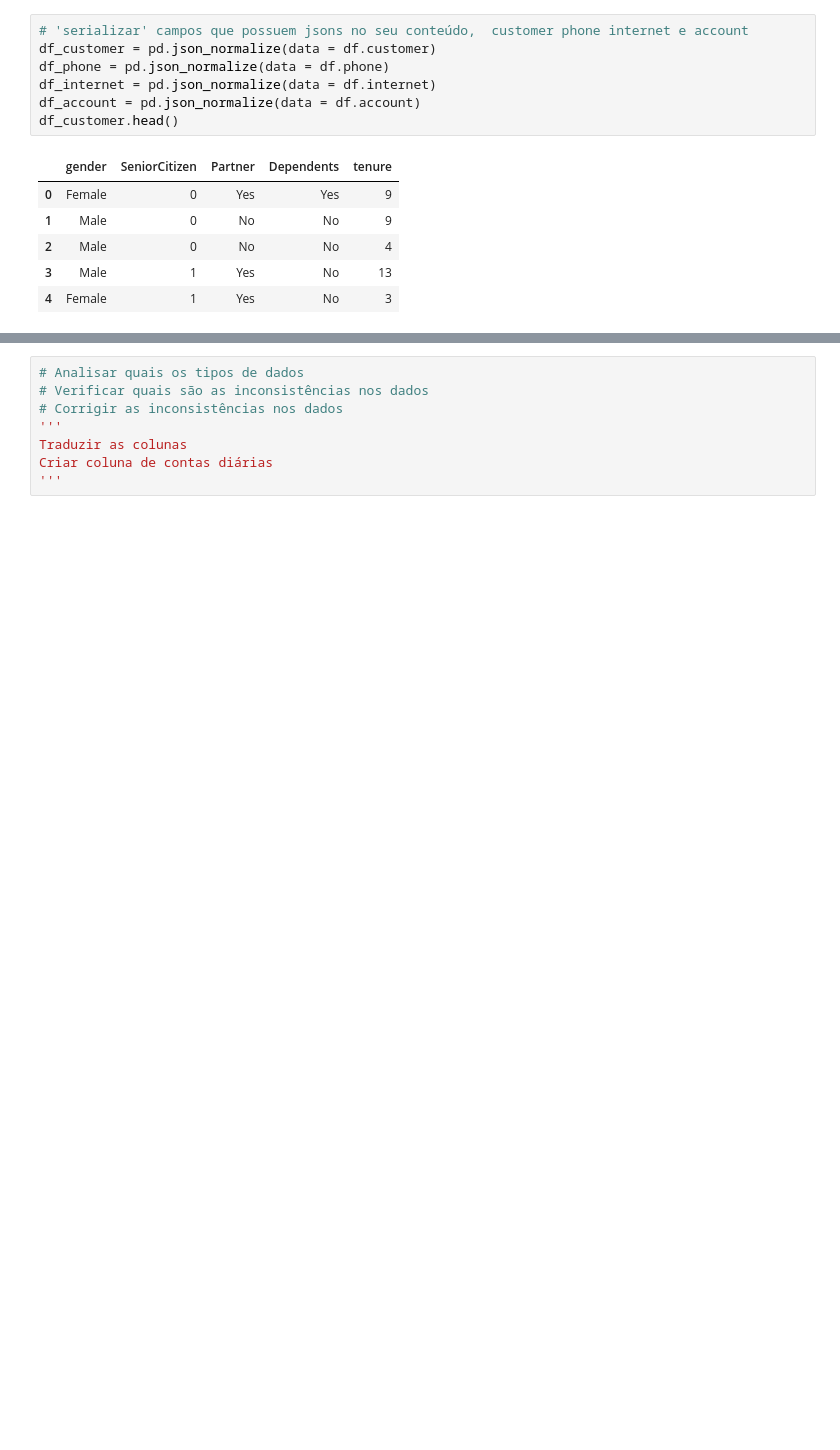
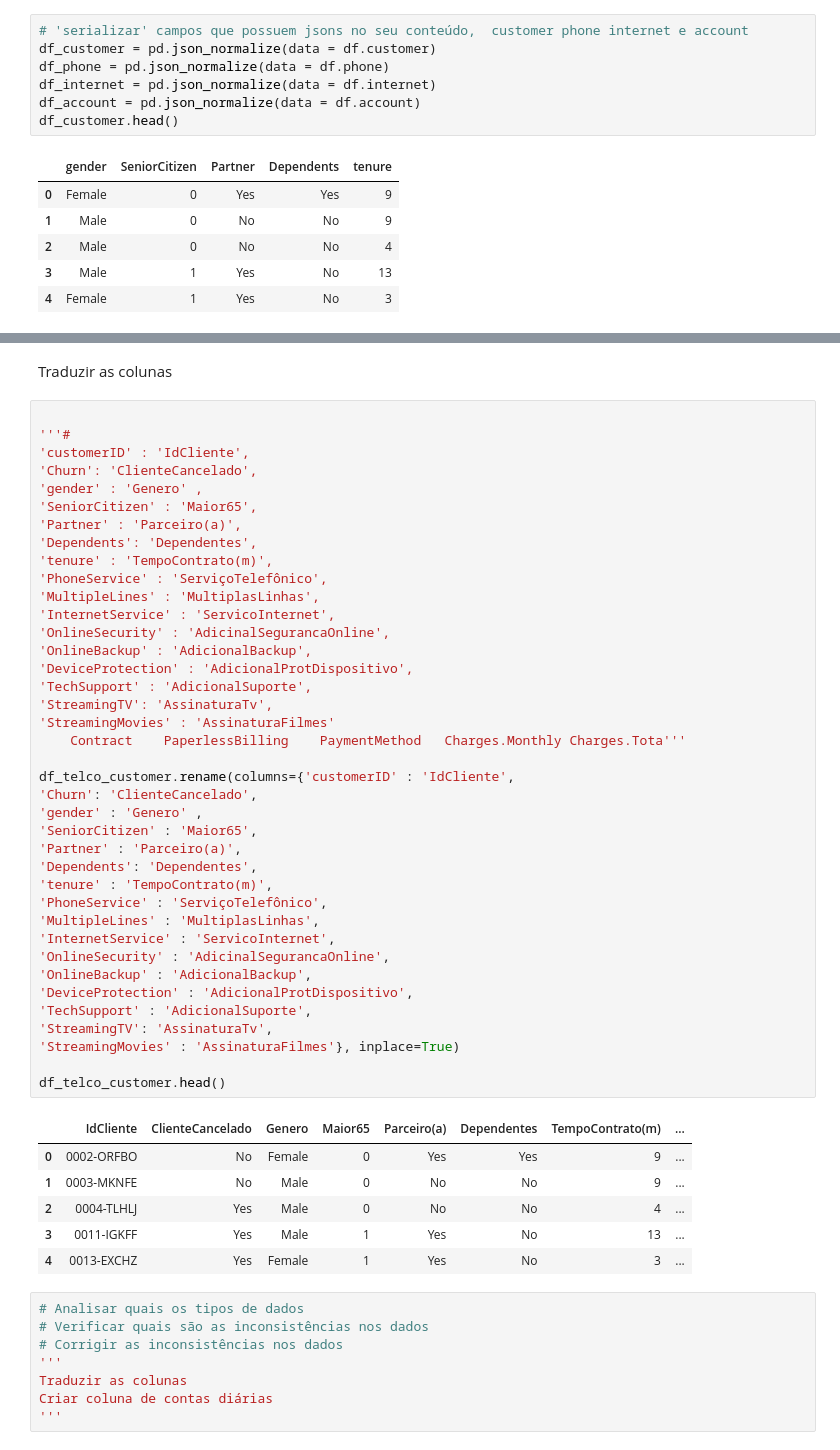
Before and after one commit to SilvioCSOliveira/ChallengeDataScience2022AluraVoz, a Jupyter notebook: ChallengeDataScience2022AluraVoz.ipynb, the cells around one changed output, grey strips where cells are left out. Cells and saved outputs as stored; diff of their text form; blank space fills up the shorter version.

```diff
--- a/ChallengeDataScience2022AluraVoz.ipynb
+++ b/ChallengeDataScience2022AluraVoz.ipynb
@@ -69,3 +65,51 @@ dataset.head()
+# %% [markdown]
+Traduzir as colunas
+# %%
+
+'''#
+'customerID' : 'IdCliente',
+'Churn': 'ClienteCancelado',
+'gender' : 'Genero'	,
+'SeniorCitizen' : 'Maior65',
+'Partner' : 'Parceiro(a)',
+'Dependents': 'Dependentes',
+'tenure' : 'TempoContrato(m)',
+'PhoneService' : 'ServiçoTelefônico',
+'MultipleLines' : 'MultiplasLinhas',
+'InternetService' : 'ServicoInternet',
+'OnlineSecurity' : 'AdicinalSegurancaOnline',
+'OnlineBackup' : 'AdicionalBackup',
+'DeviceProtection' : 'AdicionalProtDispositivo',
+'TechSupport' : 'AdicionalSuporte',
+'StreamingTV': 'AssinaturaTv',
+'StreamingMovies' : 'AssinaturaFilmes'
+  	Contract	PaperlessBilling	PaymentMethod	Charges.Monthly	Charges.Tota'''
+
+df_telco_customer.rename(columns={'customerID' : 'IdCliente',
+'Churn': 'ClienteCancelado',
+'gender' : 'Genero'	,
+'SeniorCitizen' : 'Maior65',
+'Partner' : 'Parceiro(a)',
+'Dependents': 'Dependentes',
+'tenure' : 'TempoContrato(m)',
+'PhoneService' : 'ServiçoTelefônico',
+'MultipleLines' : 'MultiplasLinhas',
+'InternetService' : 'ServicoInternet',
+'OnlineSecurity' : 'AdicinalSegurancaOnline',
+'OnlineBackup' : 'AdicionalBackup',
+'DeviceProtection' : 'AdicionalProtDispositivo',
+'TechSupport' : 'AdicionalSuporte',
+'StreamingTV': 'AssinaturaTv',
+'StreamingMovies' : 'AssinaturaFilmes'}, inplace=True)
+
+df_telco_customer.head()
+# %% [output]
+|  | IdCliente | ClienteCancelado | Genero | Maior65 | Parceiro(a) | Dependentes | TempoContrato(m) | ... |
+| 0 | 0002-ORFBO | No | Female | 0 | Yes | Yes | 9 | ... |
+| 1 | 0003-MKNFE | No | Male | 0 | No | No | 9 | ... |
+| 2 | 0004-TLHLJ | Yes | Male | 0 | No | No | 4 | ... |
+| 3 | 0011-IGKFF | Yes | Male | 1 | Yes | No | 13 | ... |
+| 4 | 0013-EXCHZ | Yes | Female | 1 | Yes | No | 3 | ... |
 # %%
 # Analisar quais os tipos de dados
 # Verificar quais são as inconsistências nos dados
```
Also changed, not shown: parts of 2 cells of this notebook.
